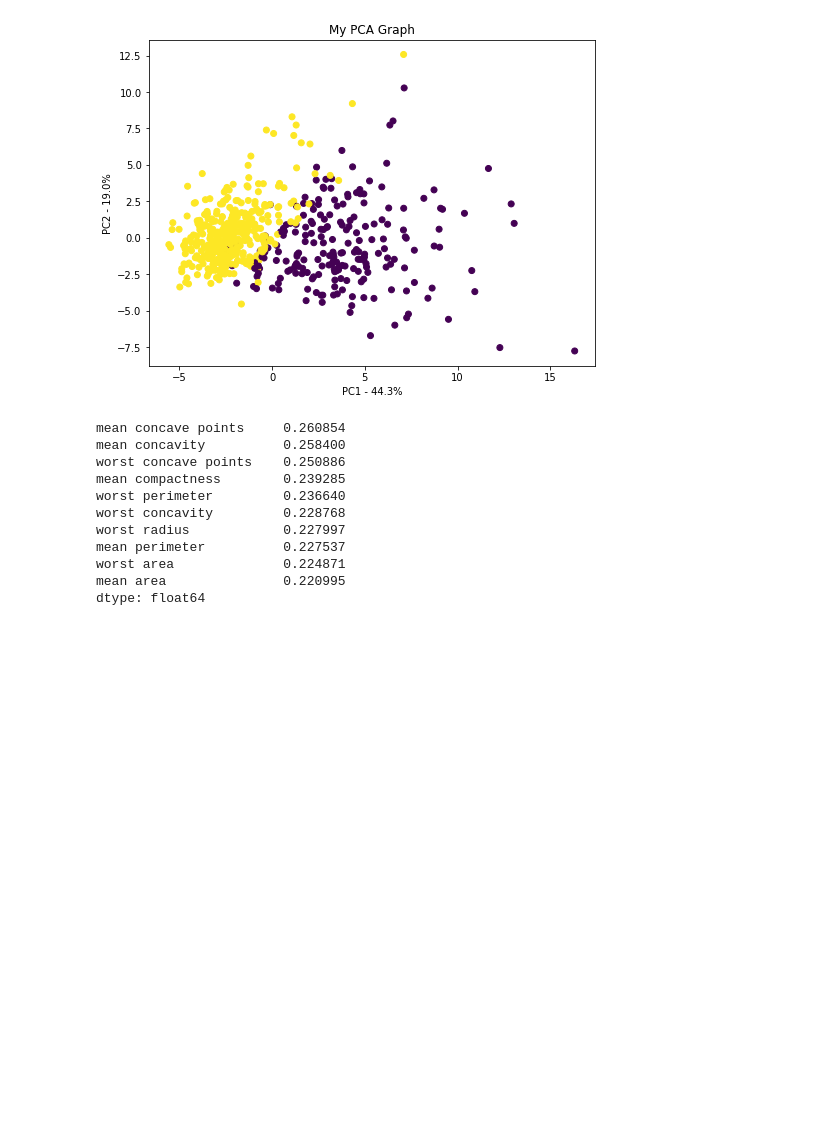
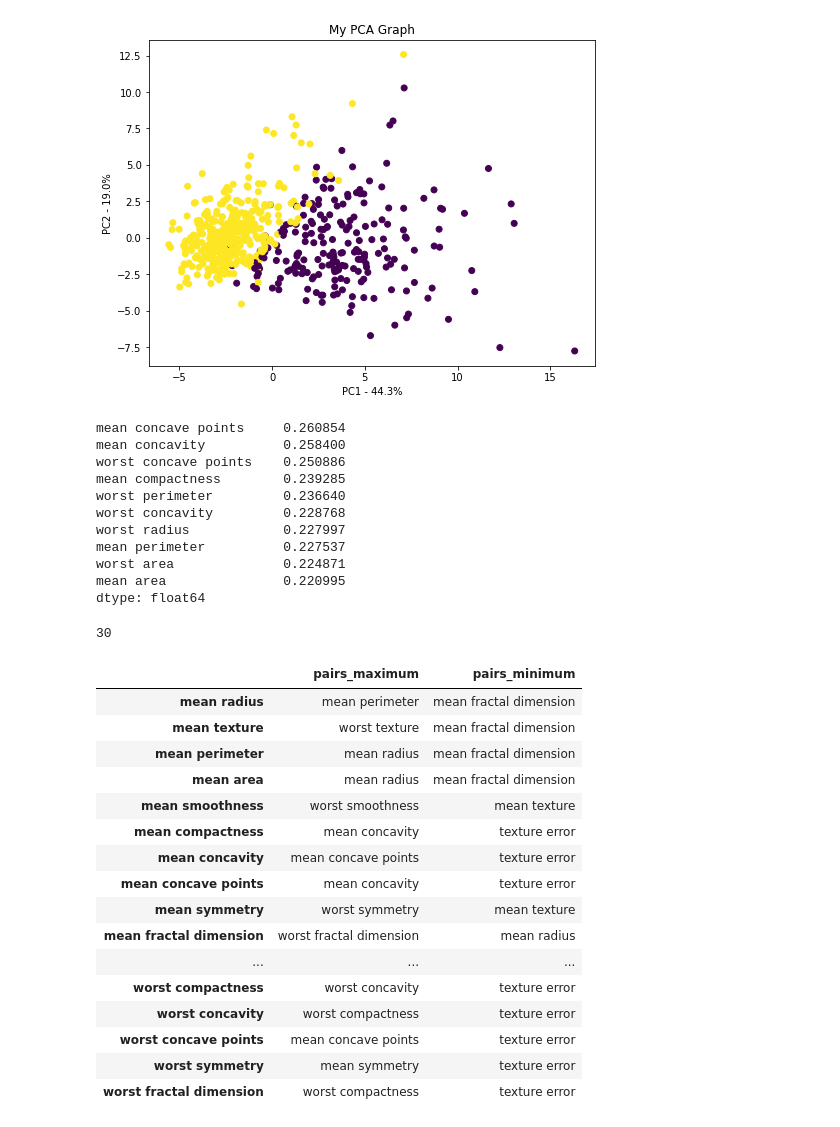
Before and after one commit to Subasree514/Machine_learning_practice, a Jupyter notebook: PCA/cancer_uci.ipynb, the cells around one changed output. Saved outputs shown, nothing was run; the diff lists cells and outputs as text; code cells hidden in the pictures; blank space fills up the shorter version.

```diff
--- a/PCA/cancer_uci.ipynb
+++ b/PCA/cancer_uci.ipynb
@@ -146,3 +146,68 @@ mean perimeter          0.227537
 worst area              0.224871
 mean area               0.220995
 dtype: float64
+# %%
+## find the maximum and minimum correlated feature for each other feature
+corr_data=data.corr()
+maxes=[]
+mins=[]
+corr_data_max=data.corr()
+for i in corr_data_max.columns:
+    for j in corr_data_max.index:
+        if i ==j:
+            corr_data_max.loc[j,i]=0
+corr_data_max=round(corr_data_max,6)
+for i in corr_data.columns:
+    maxes.append(corr_data_max.loc[:,i].max())
+    mins.append(corr_data.loc[:,i].min())
+print(len(maxes))
+# %% [output]
+30
+# %%
+columns=corr_data.columns
+indices_max=[]
+indices_min=[]
+for i in range(0,len(columns)):
+    ##
+    maxes[i] in corr_data_max[columns[i]]
+    a=corr_data_max[columns[i]]
+    b=maxes[i]
+    c=list(a).index(b)
+    indices_max.append(c)
+    ##
+    mins[i] in corr_data[columns[i]]
+    d=corr_data[columns[i]]
+    e=mins[i]
+    f=list(d).index(e)
+    indices_min.append(f)
+
+indices_names=list(corr_data.index)
+
+indices_max_pair=[]
+for i in indices_max:
+    indices_max_pair.append(indices_names[i])
+
+indices_min_pair=[]
+for i in indices_min:
+    indices_min_pair.append(indices_names[i])
+# %%
+pair_df=pd.DataFrame({'pairs_maximum':indices_max_pair,'pairs_minimum': indices_min_pair},columns)
+pair_df
+# %% [output]
+|  | pairs_maximum | pairs_minimum |
+| mean radius | mean perimeter | mean fractal dimension |
+| mean texture | worst texture | mean fractal dimension |
+| mean perimeter | mean radius | mean fractal dimension |
+| mean area | mean radius | mean fractal dimension |
+| mean smoothness | worst smoothness | mean texture |
+| mean compactness | mean concavity | texture error |
+| mean concavity | mean concave points | texture error |
+| mean concave points | mean concavity | texture error |
+| mean symmetry | worst symmetry | mean texture |
+| mean fractal dimension | worst fractal dimension | mean radius |
+| ... | ... | ... |
+| worst compactness | worst concavity | texture error |
+| worst concavity | worst compactness | texture error |
+| worst concave points | mean concave points | texture error |
+| worst symmetry | mean symmetry | texture error |
+| worst fractal dimension | worst compactness | texture error |
```
